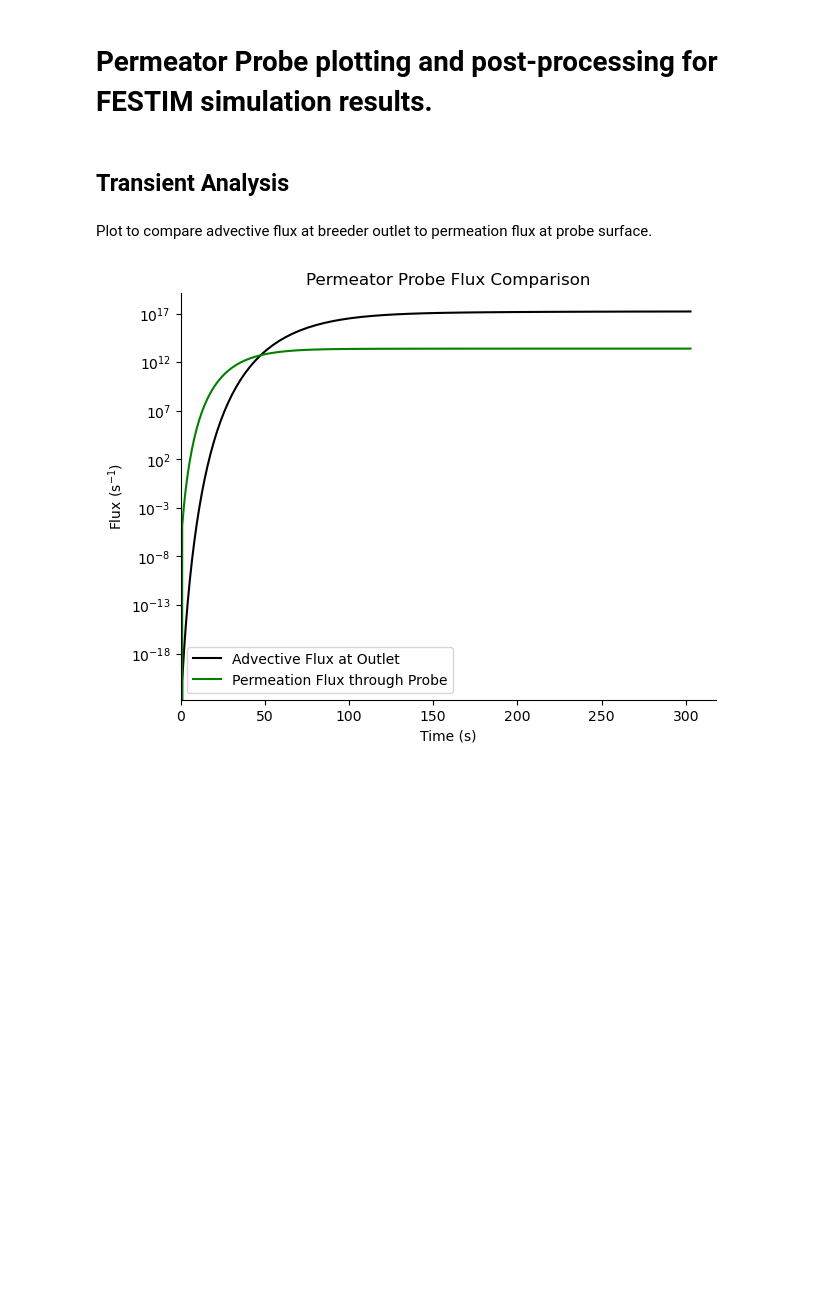
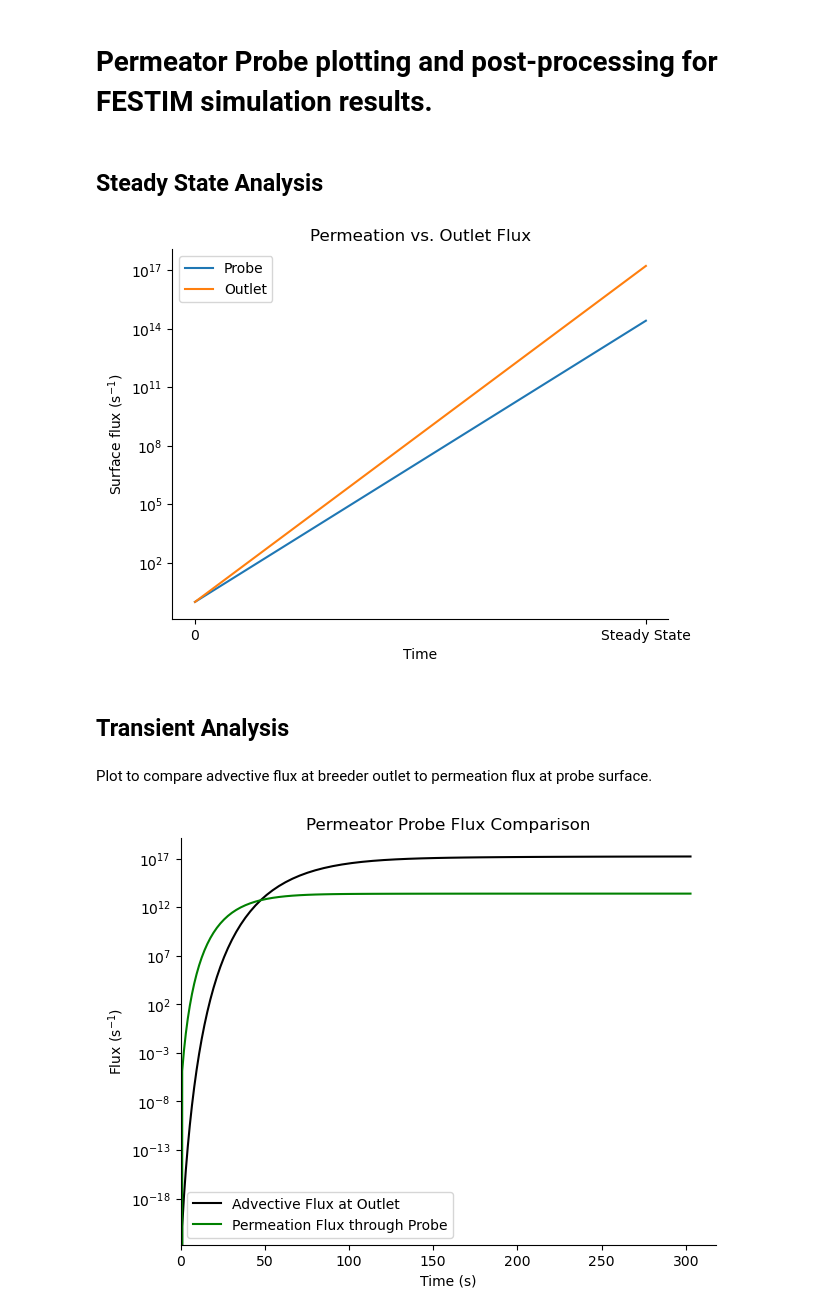
Before and after one commit to kaelyndunnell/Permeator-Probe, a Jupyter notebook: post_process.ipynb, the cells around one changed output. Drawn from its saved outputs; the diff is of its cells as text; code cells hidden in the pictures; blank space fills up the shorter version.

Commit message:
steady state analysis

```diff
--- a/post_process.ipynb
+++ b/post_process.ipynb
@@ -1,5 +1,43 @@
 # %% [markdown]
 # Permeator Probe plotting and post-processing for FESTIM simulation results.
+# %% [markdown]
+## Steady State Analysis
+# %%
+import matplotlib.pyplot as plt
+import numpy as np
+
+
+permeation_flux = np.genfromtxt(
+    "festim_results_probe_in/permeation_flux.csv", delimiter=",", names=True
+)
+outlet_advective_flux = np.genfromtxt(
+    "festim_results_probe_in/outlet_advective_flux.csv", delimiter=",", names=True
+)
+
+probe_flux = permeation_flux["H_flux_surface_7"]
+outlet_flux = outlet_advective_flux["H_advection_flux_surface_6"]
+
+probe_flux = np.insert(probe_flux, 0, 1)
+outlet_flux = np.insert(outlet_flux, 0, 1)
+
+x = np.arange(2)
+fluxes = [probe_flux, outlet_flux]
+
+fig, ax = plt.subplots()
+plt.plot(x, probe_flux, label="Probe")
+plt.plot(x, outlet_flux, label="Outlet")
+plt.yscale("log")
+plt.xticks(x, (0, "Steady State"))
+plt.xlabel("Time")
+plt.ylabel(r"Surface flux (s$^{-1}$)")
+ax.spines["top"].set_visible(False)
+ax.spines["right"].set_visible(False)
+plt.legend()
+plt.title("Permeation vs. Outlet Flux")
+plt.savefig("festim_results_probe_in/flux_compare.png")
+plt.show()
+# %% [output]
+[figure, added]
 # %% [markdown]
 ## Transient Analysis
 # %% [markdown]
```
Also changed, not shown: parts of 1 cell of this notebook.
